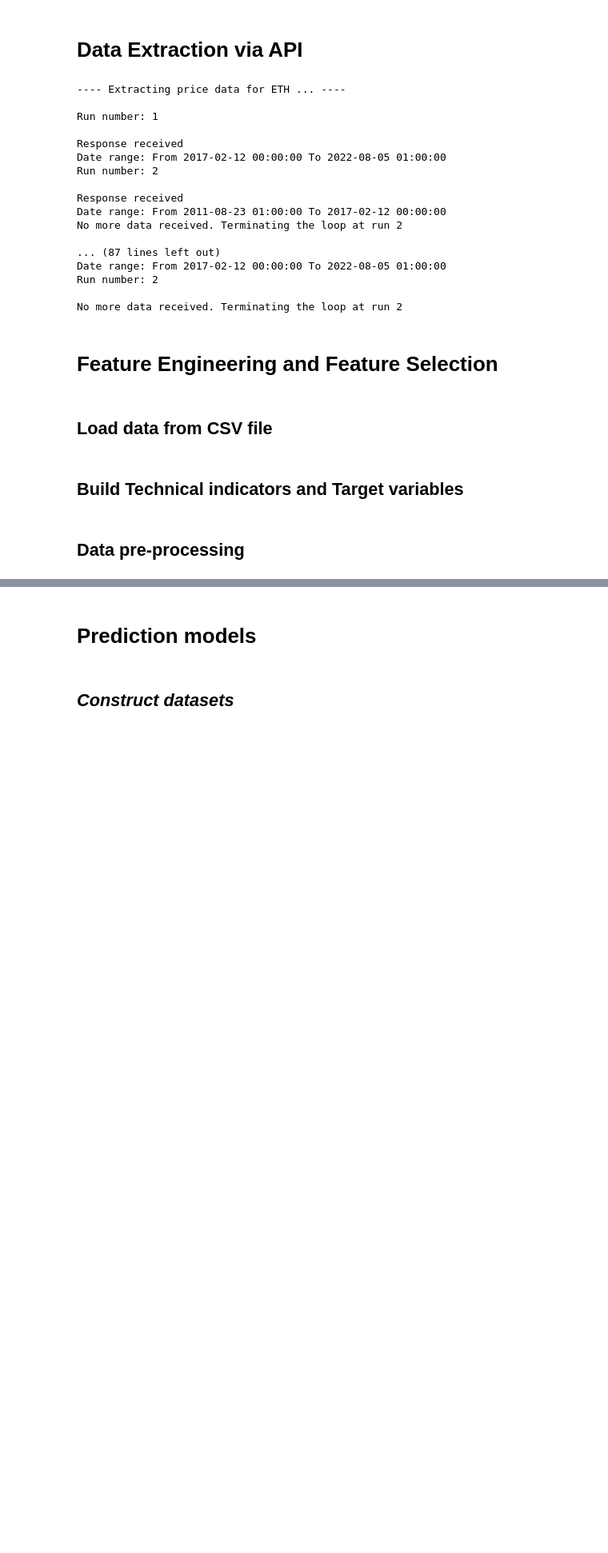
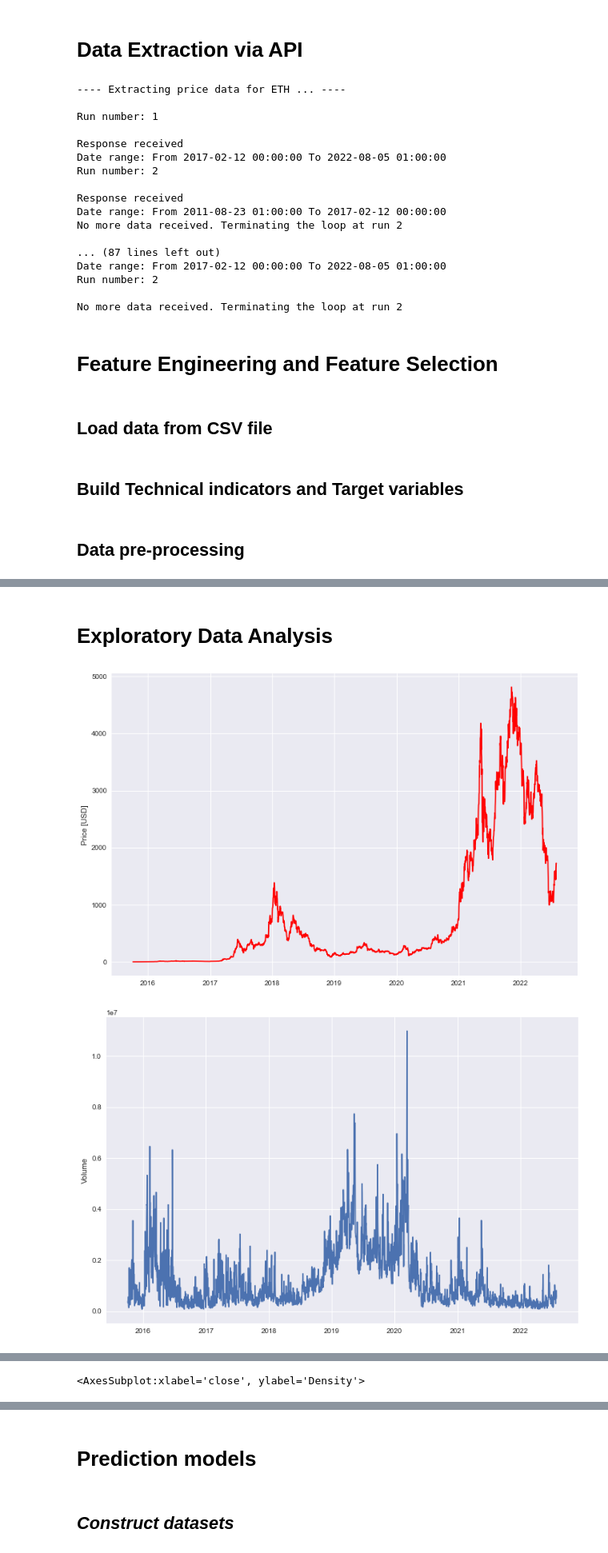
Before and after one commit to es-g/MSc_Ethereum_price_trend_analysis, a Jupyter notebook: simulations.ipynb, the cells around one changed output, grey strips where cells are left out. Shown at 80% size. Cells and saved outputs as stored; diff of their text form; code cells hidden in the pictures; blank space fills up the shorter version.

```diff
--- a/simulations.ipynb
+++ b/simulations.ipynb
@@ -117,6 +117,17 @@ features_eth_blockchain['date'] = features_eth_blockchain.date.apply(
                                 second=0,
                                 microsecond=0)
                                 )
+ohlcv_eth = ohlcv_data[ohlcv_data['symbol'] == 'ETH']
+
+ohlcv_eth['date'] = (ohlcv_eth.date.apply(
+                        lambda x: datetime.datetime.strptime(x, '%Y-%m-%d %H:%M:%S')
+                            .replace(
+                                hour=0,
+                                minute=0,
+                                second=0,
+                                microsecond=0)
+                                )
+                        )
 
 google_trends_eth['date'] = google_trends_eth['date'].apply( lambda x: datetime.datetime.strptime(x, '%Y-%m-%d %H:%M:%S') )
 
@@ -127,7 +138,7 @@ features_eth = features_eth.set_index('date')
 features_eth_blockchain = features_eth_blockchain.set_index('date')
 google_trends_eth = google_trends_eth.set_index('date')
 outcomes_eth = outcomes_eth.set_index('date')
-
+ohlcv_eth = ohlcv_eth.set_index('date')
 
 # nonnull_dates = outcomes_eth.merge(features_eth, how='inner', on='date').dropna().date
 nonnull_index = outcomes_eth.merge(features_eth, how='inner', on='date').dropna().index
@@ -136,15 +147,17 @@ features_eth = features_eth.loc[nonnull_index, :]
 features_eth_blockchain = features_eth_blockchain.loc[nonnull_index, :]
 google_trends_eth = google_trends_eth.loc[nonnull_index, :]
 outcomes_eth = outcomes_eth.loc[nonnull_index, :]
+ohlcv_eth = ohlcv_eth.loc[nonnull_index, :]
 
 # Reset indices
 features_eth = features_eth.reset_index()
 features_eth_blockchain = features_eth_blockchain.reset_index()
 google_trends_eth = google_trends_eth.reset_index()
 outcomes_eth = outcomes_eth.reset_index()
+ohlcv_eth = ohlcv_eth.reset_index()
 
 
-print(features_eth.shape, features_eth_blockchain.shape, outcomes_eth.shape, google_trends_eth.shape)
+print(features_eth.shape, features_eth_blockchain.shape, outcomes_eth.shape, google_trends_eth.shape, ohlcv_eth.shape)
 # %% [output]
 A value is trying to be set on a copy of a slice from a DataFrame.
 Try using .loc[row_indexer,col_indexer] = value instead
@@ -154,0 +173,54 @@ See the caveats in the documentation: https://pandas.pydata.org/pandas-docs/stab
+# %% [markdown]
+# Exploratory Data Analysis
+# %%
+import matplotlib.pyplot as plt
+import seaborn as sns
+
+plt.style.use('seaborn')
+plt.figure(figsize=(12, 8))
+plt.plot(ohlcv_eth['date'], ohlcv_eth['close'], color='red')
+plt.ylabel('Price [USD]')
+plt.show()
+
+plt.figure(figsize=(12, 8))
+plt.plot(ohlcv_eth['date'], ohlcv_eth['volumefrom'])
+plt.ylabel('Volume')
+
+plt.figure(figsize=(12, 8))
+plt.plot(ohlcv_eth['date'], ohlcv_eth['close'], label = 'Closing price')
+plt.plot(ohlcv_eth['date'], features_eth['sma_5'], label='5-day Moving Average')
+plt.plot(ohlcv_eth['date'], features_eth['sma_10'], label='10-day Moving Average')
+plt.plot(ohlcv_eth['date'], features_eth['sma_30'], label='30-day Moving Average')
+plt.plot(ohlcv_eth['date'], features_eth['sma_60'], label='60-day Moving Average')
+plt.ylabel('Price [USD]')
+plt.legend()
+
+plt.figure(figsize=(12, 8))
+plt.plot(ohlcv_eth[:-365:-1]['date'], ohlcv_eth[:-365:-1]['close'], label = 'Closing price')
+plt.plot(ohlcv_eth[:-365:-1]['date'], features_eth[:-365:-1]['sma_5'], label='5-day Moving Average')
+plt.plot(ohlcv_eth[:-365:-1]['date'], features_eth[:-365:-1]['sma_10'], label='10-day Moving Average')
+plt.plot(ohlcv_eth[:-365:-1]['date'], features_eth[:-365:-1]['sma_30'], label='30-day Moving Average')
+plt.plot(ohlcv_eth[:-365:-1]['date'], features_eth[:-365:-1]['sma_60'], label='60-day Moving Average')
+plt.ylabel('Price [USD]')
+plt.legend()
+
+
+
+plt.figure(figsize=(12, 8))
+plt.plot(ohlcv_eth['date'], ohlcv_eth['close'], label = 'Closing price')
+plt.plot(ohlcv_eth['date'], features_eth['ema_5'], label='5-day Exponential Moving Average')
+plt.plot(ohlcv_eth['date'], features_eth['ema_10'], label='10-day Exponential Moving Average')
+plt.plot(ohlcv_eth['date'], features_eth['ema_30'], label='30-day Exponential Moving Average')
+plt.plot(ohlcv_eth['date'], features_eth['ema_60'], label='60-day Exponential Moving Average')
+plt.legend()
+
+
+plt.figure(figsize=(12, 8))
+plt.plot(ohlcv_eth['date'], ohlcv_eth['close'].pct_change(), label = 'Daily return', color = 'red', linestyle='--', marker='o')
+plt.show()
+plt.xlabel('Daily return')
+
+sns.distplot(ohlcv_eth['close'].pct_change())
+# %% [output]
+[figure, added]
+[figure, added]
@@ -154,0 +231 @@ See the caveats in the documentation: https://pandas.pydata.org/pandas-docs/stab
+<AxesSubplot:xlabel='close', ylabel='Density'>
```
Also changed, not shown: parts of 9 cells of this notebook, 11 other files.
